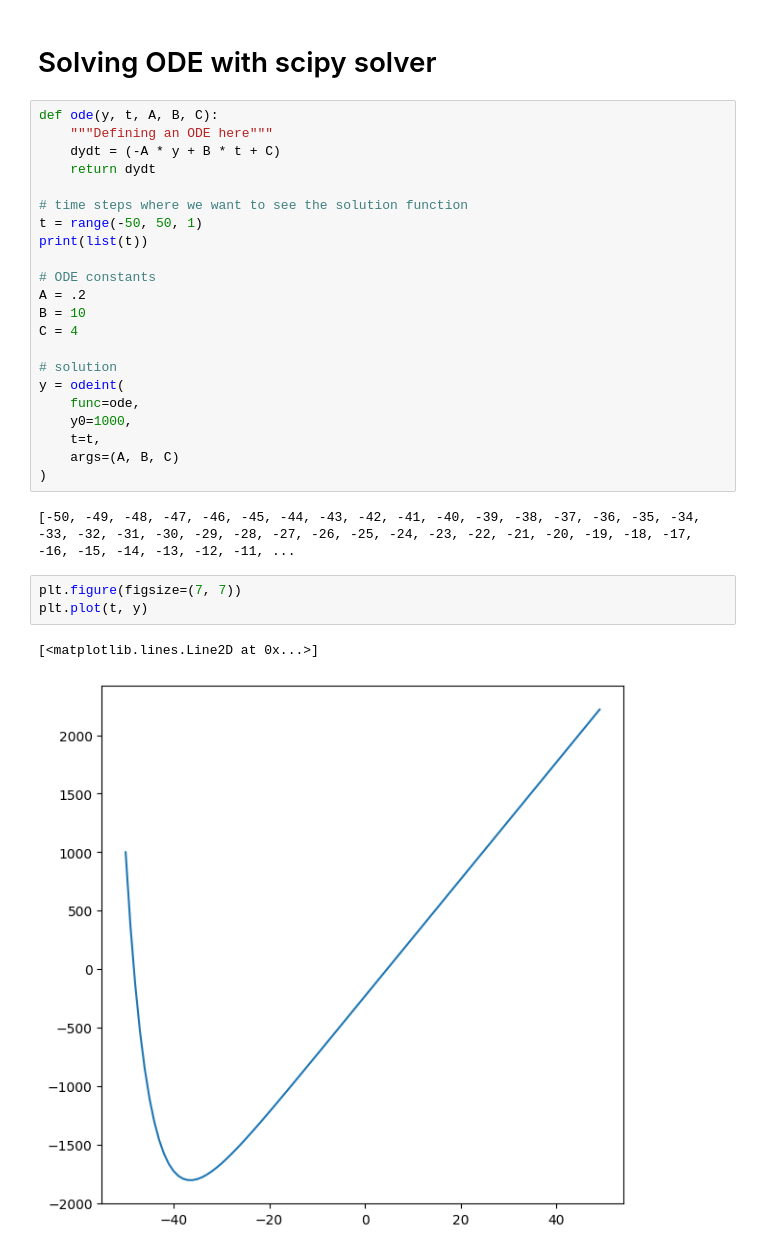
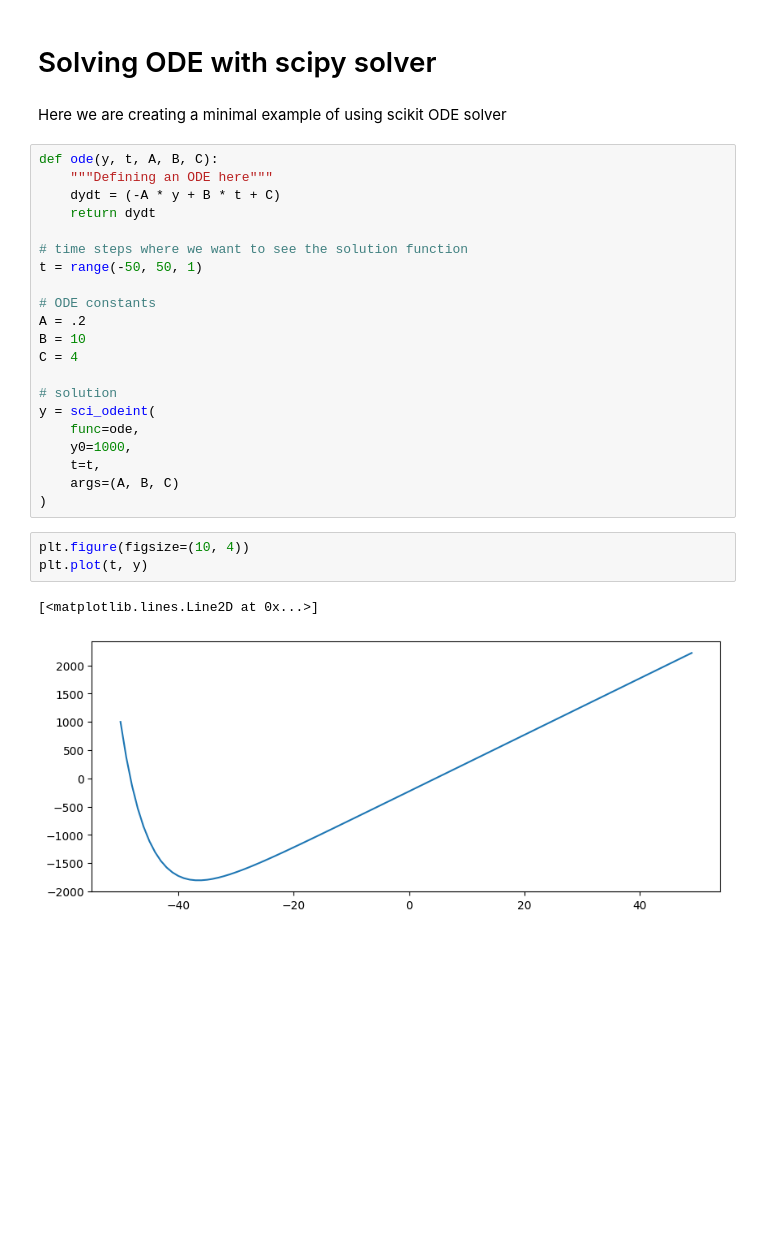
Before and after one commit to igor-cheb/Neural_ODEs_experiements, a Jupyter notebook: ODE_solver_experiments.ipynb, the cells around one changed output. Drawn from its saved outputs; the diff is of its cells as text; blank space fills up the shorter version.

```diff
--- a/ODE_solver_experiments.ipynb
+++ b/ODE_solver_experiments.ipynb
@@ -4,5 +8,7 @@ import matplotlib.pyplot as plt
 # %% [markdown]
 # Solving ODE with scipy solver
+# %% [markdown]
+Here we are creating a minimal example of using scikit ODE solver
 # %%
 def ode(y, t, A, B, C):
     """Defining an ODE here"""
@@ -11,7 +17,6 @@ def ode(y, t, A, B, C):
 
 # time steps where we want to see the solution function
 t = range(-50, 50, 1)
-print(list(t))
 
 # ODE constants
 A = .2
@@ -19,17 +24,15 @@ B = 10
 C = 4
 
 # solution
-y = odeint(
+y = sci_odeint(
     func=ode,
     y0=1000,
     t=t,
     args=(A, B, C)
 )
-# %% [output]
-[-50, -49, -48, -47, -46, -45, -44, -43, -42, -41, -40, -39, -38, -37, -36, -35, -34, -33, -32, -31, -30, -29, -28, -27, -26, -25, -24, -23, -22, -21, -20, -19, -18, -17, -16, -15, -14, -13, -12, -11, ...
 # %%
-plt.figure(figsize=(7, 7))
+plt.figure(figsize=(10, 4))
 plt.plot(t, y)
 # %% [output]
 [<matplotlib.lines.Line2D at 0x...>]
-[figure, old version]
+[figure, new version]
```
Also changed, not shown: parts of 18 cells of this notebook, 1 other file.
